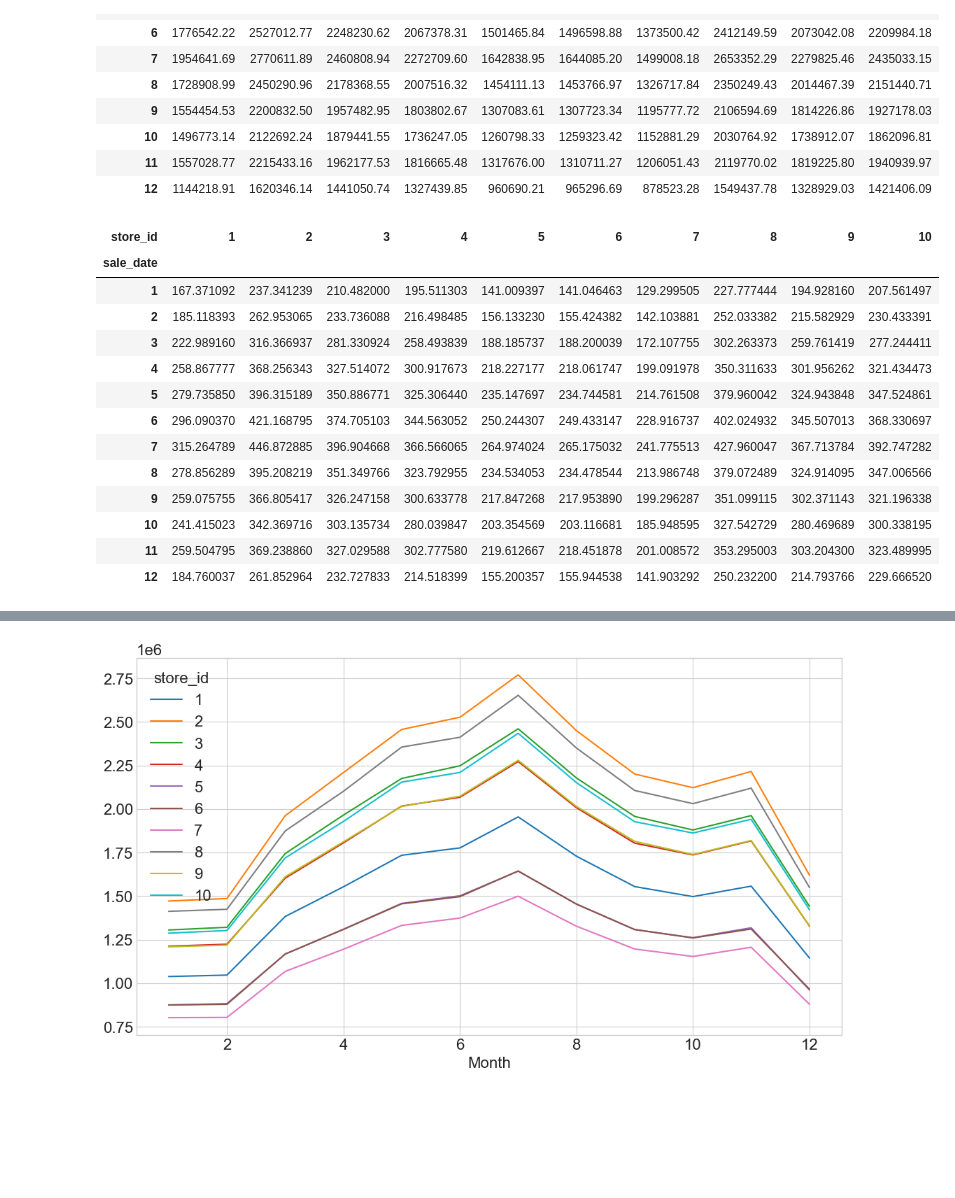
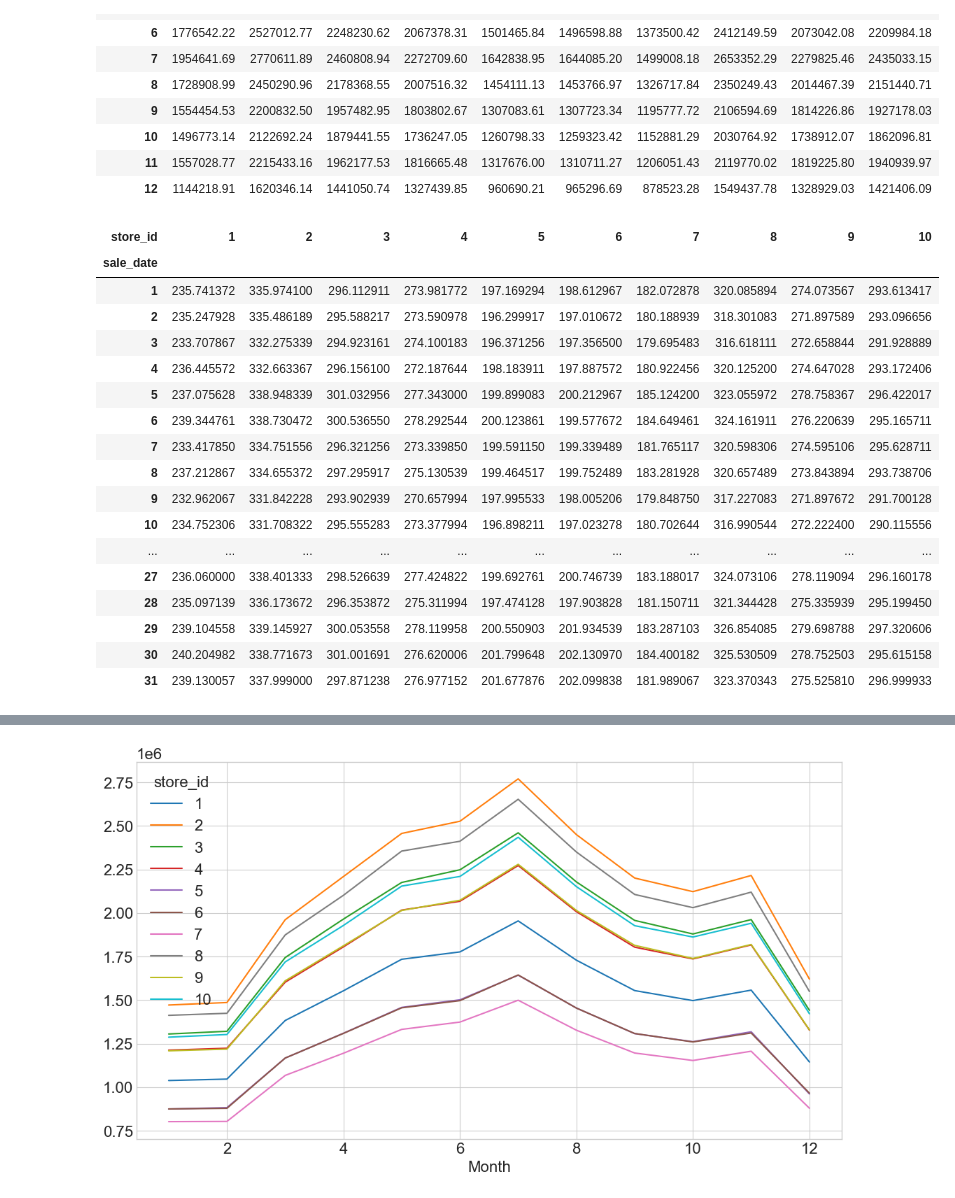
Before and after one commit to Adam-Harris87/time-series-exercises, a Jupyter notebook: explore.ipynb, the cells around one changed output, grey strips where cells are left out. Saved outputs shown, nothing was run; the diff lists cells and outputs as text; code cells hidden in the pictures; blank space fills up the shorter version.

```diff
--- a/explore.ipynb
+++ b/explore.ipynb
@@ -23 +21,5 @@ train, test = p.split_time_data(df)
+# %%
+train = df[:'2015']
+validate = df['2016']
+test = df['2017']
 # %%
@@ -82,19 +84,23 @@ train.groupby([train.index.month, train.store_id]).sales_total.sum().unstack()
 | 11 | 1557028.77 | 2215433.16 | 1962177.53 | 1816665.48 | 1317676.00 | 1310711.27 | 1206051.43 | 2119770.02 | 1819225.80 | 1940939.97 |
 | 12 | 1144218.91 | 1620346.14 | 1441050.74 | 1327439.85 | 960690.21 | 965296.69 | 878523.28 | 1549437.78 | 1328929.03 | 1421406.09 |
 # %%
-train.groupby([train.index.month, train.store_id]).sales_total.mean().unstack()
+train.groupby([train.index.day, train.store_id]).sales_total.mean().unstack()
 # %% [output]
 | store_id | 1 | 2 | 3 | 4 | 5 | 6 | 7 | 8 | 9 | 10 |
 | sale_date |  |  |  |  |  |  |  |  |  |  |
-| 1 | 167.371092 | 237.341239 | 210.482000 | 195.511303 | 141.009397 | 141.046463 | 129.299505 | 227.777444 | 194.928160 | 207.561497 |
-| 2 | 185.118393 | 262.953065 | 233.736088 | 216.498485 | 156.133230 | 155.424382 | 142.103881 | 252.033382 | 215.582929 | 230.433391 |
-| 3 | 222.989160 | 316.366937 | 281.330924 | 258.493839 | 188.185737 | 188.200039 | 172.107755 | 302.263373 | 259.761419 | 277.244411 |
-| 4 | 258.867777 | 368.256343 | 327.514072 | 300.917673 | 218.227177 | 218.061747 | 199.091978 | 350.311633 | 301.956262 | 321.434473 |
-| 5 | 279.735850 | 396.315189 | 350.886771 | 325.306440 | 235.147697 | 234.744581 | 214.761508 | 379.960042 | 324.943848 | 347.524861 |
-| 6 | 296.090370 | 421.168795 | 374.705103 | 344.563052 | 250.244307 | 249.433147 | 228.916737 | 402.024932 | 345.507013 | 368.330697 |
-| 7 | 315.264789 | 446.872885 | 396.904668 | 366.566065 | 264.974024 | 265.175032 | 241.775513 | 427.960047 | 367.713784 | 392.747282 |
-| 8 | 278.856289 | 395.208219 | 351.349766 | 323.792955 | 234.534053 | 234.478544 | 213.986748 | 379.072489 | 324.914095 | 347.006566 |
-| 9 | 259.075755 | 366.805417 | 326.247158 | 300.633778 | 217.847268 | 217.953890 | 199.296287 | 351.099115 | 302.371143 | 321.196338 |
-| 10 | 241.415023 | 342.369716 | 303.135734 | 280.039847 | 203.354569 | 203.116681 | 185.948595 | 327.542729 | 280.469689 | 300.338195 |
-| 11 | 259.504795 | 369.238860 | 327.029588 | 302.777580 | 219.612667 | 218.451878 | 201.008572 | 353.295003 | 303.204300 | 323.489995 |
-| 12 | 184.760037 | 261.852964 | 232.727833 | 214.518399 | 155.200357 | 155.944538 | 141.903292 | 250.232200 | 214.793766 | 229.666520 |
+| 1 | 235.741372 | 335.974100 | 296.112911 | 273.981772 | 197.169294 | 198.612967 | 182.072878 | 320.085894 | 274.073567 | 293.613417 |
+| 2 | 235.247928 | 335.486189 | 295.588217 | 273.590978 | 196.299917 | 197.010672 | 180.188939 | 318.301083 | 271.897589 | 293.096656 |
+| 3 | 233.707867 | 332.275339 | 294.923161 | 274.100183 | 196.371256 | 197.356500 | 179.695483 | 316.618111 | 272.658844 | 291.928889 |
+| 4 | 236.445572 | 332.663367 | 296.156100 | 272.187644 | 198.183911 | 197.887572 | 180.922456 | 320.125200 | 274.647028 | 293.172406 |
+| 5 | 237.075628 | 338.948339 | 301.032956 | 277.343000 | 199.899083 | 200.212967 | 185.124200 | 323.055972 | 278.758367 | 296.422017 |
+| 6 | 239.344761 | 338.730472 | 300.536550 | 278.292544 | 200.123861 | 199.577672 | 184.649461 | 324.161911 | 276.220639 | 295.165711 |
+| 7 | 233.417850 | 334.751556 | 296.321256 | 273.339850 | 199.591150 | 199.339489 | 181.765117 | 320.598306 | 274.595106 | 295.628711 |
+| 8 | 237.212867 | 334.655372 | 297.295917 | 275.130539 | 199.464517 | 199.752489 | 183.281928 | 320.657489 | 273.843894 | 293.738706 |
+| 9 | 232.962067 | 331.842228 | 293.902939 | 270.657994 | 197.995533 | 198.005206 | 179.848750 | 317.227083 | 271.897672 | 291.700128 |
+| 10 | 234.752306 | 331.708322 | 295.555283 | 273.377994 | 196.898211 | 197.023278 | 180.702644 | 316.990544 | 272.222400 | 290.115556 |
+| ... | ... | ... | ... | ... | ... | ... | ... | ... | ... | ... |
+| 27 | 236.060000 | 338.401333 | 298.526639 | 277.424822 | 199.692761 | 200.746739 | 183.188017 | 324.073106 | 278.119094 | 296.160178 |
+| 28 | 235.097139 | 336.173672 | 296.353872 | 275.311994 | 197.474128 | 197.903828 | 181.150711 | 321.344428 | 275.335939 | 295.199450 |
+| 29 | 239.104558 | 339.145927 | 300.053558 | 278.119958 | 200.550903 | 201.934539 | 183.287103 | 326.854085 | 279.698788 | 297.320606 |
+| 30 | 240.204982 | 338.771673 | 301.001691 | 276.620006 | 201.799648 | 202.130970 | 184.400182 | 325.530509 | 278.752503 | 295.615158 |
+| 31 | 239.130057 | 337.999000 | 297.871238 | 276.977152 | 201.677876 | 202.099838 | 181.989067 | 323.370343 | 275.525810 | 296.999933 |
```
Also changed, not shown: parts of 25 cells of this notebook, 1 other file.
